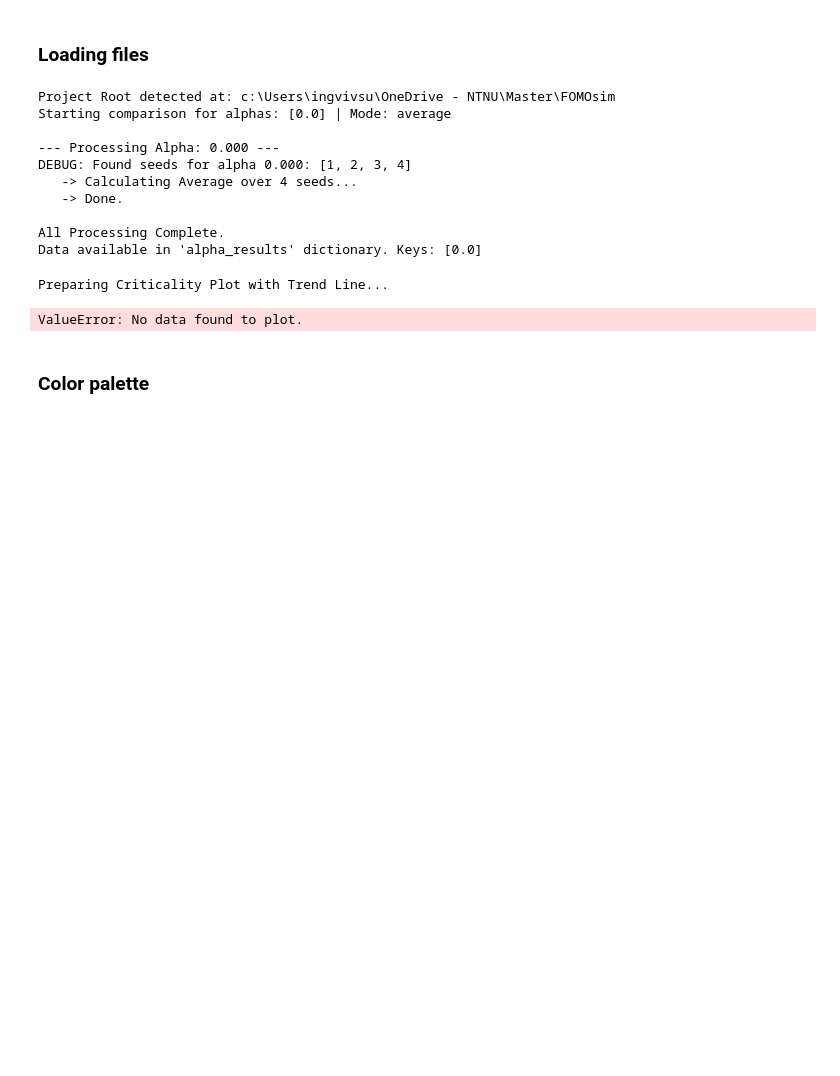
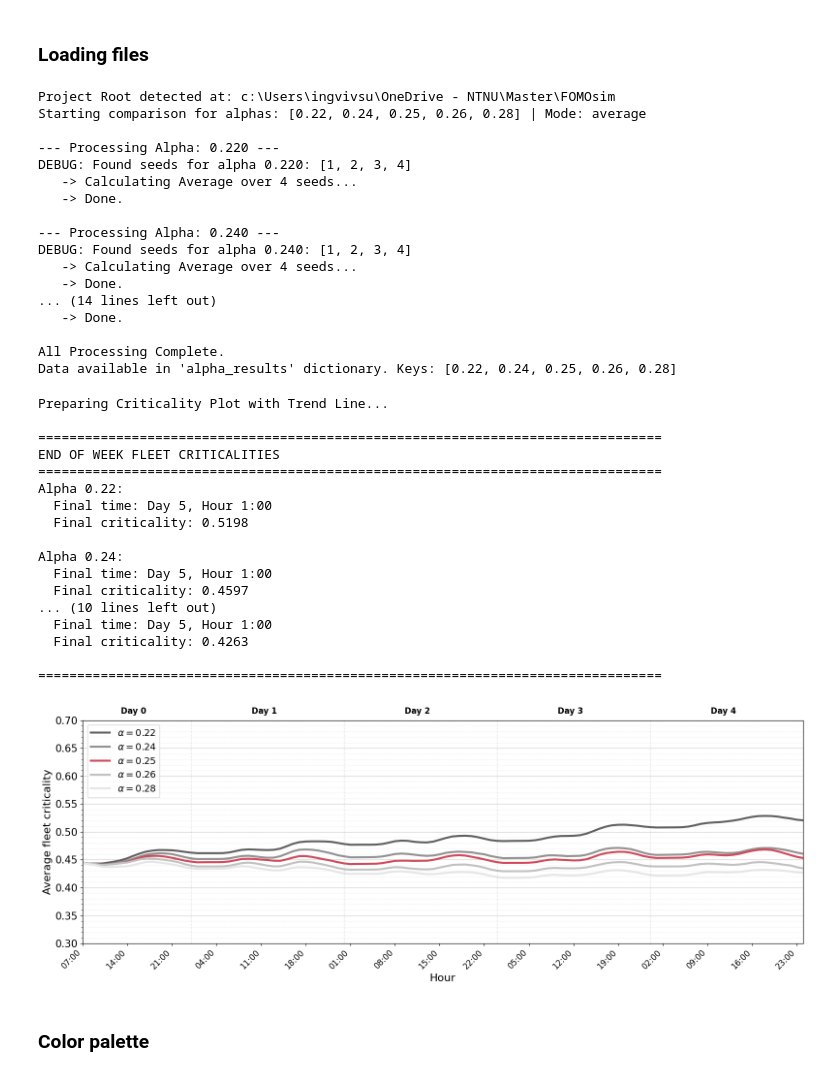
Before and after one commit to EECS-NTNU/FOMOsim, a Jupyter notebook: policies/sjovik_sund/Scripts/Maintenance_reward_analysis/alphas_and_seeds.ipynb, the cells around one changed output. Saved outputs shown, nothing was run; the diff lists cells and outputs as text; code cells hidden in the pictures; blank space fills up the shorter version.

```diff
--- a/policies/sjovik_sund/Scripts/Maintenance_reward_analysis/alphas_and_seeds.ipynb
+++ b/policies/sjovik_sund/Scripts/Maintenance_reward_analysis/alphas_and_seeds.ipynb
@@ -66,7 +66,7 @@ print(f"Project Root detected at: {project_root}")
 
 # 2. Define Experiment Settings
 policy_name = "sjovik_sund"
-experiment_folder = "Benchmark_nightly" # Rough_result_000125  Benchmark_nightly FINAL
+experiment_folder = "FINAL" # Rough_result_000125  Benchmark_nightly FINAL
 
 # 3. Construct Paths Relative to Root
 results_dir_root = project_root / "policies" / policy_name / "simulation_results" / experiment_folder
@@ -84,9 +84,9 @@ if not instance_path.exists():
 # ---------------------------
 
 # LIST of Alphas to compare
-#alpha_values = [0.22,0.24,0.25,0.26,0.28]  # Legg til dine alpha-verdier her, f.eks [0.24, 0.26]
-alpha_values = [0.0]  # Legg til dine alpha-verdier her, f.eks [0.24, 0.26]
-#alpha_values = [0.1,0.2,0.3,0.4,0.5,0.6,0.7,0.8,0.9] Broad
+alpha_values = [0.22,0.24,0.25,0.26,0.28]  # Legg til dine alpha-verdier her, f.eks [0.24, 0.26]
+#alpha_values = [0.0]  # Legg til dine alpha-verdier her, f.eks [0.24, 0.26]
+#alpha_values = [0.1,0.2,0.3,0.4,0.5,0.6,0.7,0.8,0.9]
 
 # SELECT MODE: "average" or specific seed integer (e.g., 1)
 selection_mode = "average"
@@ -269,15 +269,22 @@ except Exception as e:
     print(f"\nCould not load station map data: {e}")
 # %% [output]
 Project Root detected at: c:\Users\ingvivsu\OneDrive - NTNU\Master\FOMOsim
-Starting comparison for alphas: [0.0] | Mode: average
+Starting comparison for alphas: [0.22, 0.24, 0.25, 0.26, 0.28] | Mode: average
 
---- Processing Alpha: 0.000 ---
-DEBUG: Found seeds for alpha 0.000: [1, 2, 3, 4]
+--- Processing Alpha: 0.220 ---
+DEBUG: Found seeds for alpha 0.220: [1, 2, 3, 4]
    -> Calculating Average over 4 seeds...
    -> Done.
 
+--- Processing Alpha: 0.240 ---
+DEBUG: Found seeds for alpha 0.240: [1, 2, 3, 4]
+   -> Calculating Average over 4 seeds...
+   -> Done.
+... (14 lines left out)
+   -> Done.
+
 All Processing Complete.
-Data available in 'alpha_results' dictionary. Keys: [0.0]
+Data available in 'alpha_results' dictionary. Keys: [0.22, 0.24, 0.25, 0.26, 0.28]
 # %%
 # values used in the plots and analysis
 plt.rcParams.update({
@@ -369,6 +376,28 @@ for i, (alpha_val, data_dict) in enumerate(alpha_results.items()):
 
     label_text = rf"$\alpha = {alpha_val}$"
     plot_datasets.append((label_text, processed_df, hex_color))
+
+# ---------------------------
+# PRINT END OF WEEK CRITICALITIES
+# ---------------------------
+print("\n" + "="*80)
+print("END OF WEEK FLEET CRITICALITIES")
+print("="*80)
+for i, (alpha_val, data_dict) in enumerate(alpha_results.items()):
+    raw_df = apply_time_cap(data_dict["hourly"])
+    processed_df = process_crit_data(raw_df, window=window_size)
+
+    # Get the last (most recent) criticality value
+    final_crit = processed_df["Avg Bike Criticality"].iloc[-1]
+    final_ma = processed_df["MA"].iloc[-1]
+    final_day = processed_df["Day"].iloc[-1]
+    final_hour = processed_df["Hour"].iloc[-1]
+
+    print(f"Alpha {alpha_val:.2f}:")
+    print(f"  Final time: Day {int(final_day)}, Hour {int(final_hour)}:00")
+    print(f"  Final criticality: {final_crit:.4f}")
+    print()
+print("="*80 + "\n")
 
 # ---------------------------
 # 3. IDENTIFY X-AXIS & BOUNDARIES
@@ -438,7 +467,7 @@ for pos in boundary_positions:
 ax.set_xlim(x_ref[0], x_ref[-1])
 
 # 2. Y-Axis Limits
-ax.set_ylim(0.40, 0.55)
+ax.set_ylim(0.30, 0.7)
 
 # 3. Granular Ticks
 ax.yaxis.set_major_locator(ticker.MultipleLocator(0.05))
@@ -469,35 +498,52 @@ ax.set_xticklabels(ref_df["hour_label"].iloc[::step],
                    rotation=45, ha="right", fontsize=12)
 
 # ---------------------------
 # 5. SECONDARY AXIS (Top) - Show day labels
 # ---------------------------
 ax2 = ax.twiny()
 ax2.set_xlim(ax.get_xlim())
 
 ax2.set_xticks(day_centers)
 ax2.set_xticklabels(day_labels, fontsize=12, fontweight="bold")
 ax2.xaxis.set_ticks_position("top")
 ax2.xaxis.set_label_position("top")
 #ax2.set_xlabel("Day", fontsize=14)
 ax2.tick_params(axis='x', which='both', bottom=False, top=False)
 
 # Legend positioning
 ax.legend(loc='upper left', fontsize=14)
 
 # 6. SAVE
 plt.tight_layout()
 
+''''
 filename = f"average_fleet_criticality_{alpha_val}_trendline_{CAP_AT_DAY_4}.svg"
 plt.savefig(
     filename,
     bbox_inches='tight',
     pad_inches=0.02
-)
+)'''
 
 plt.show()
 # %% [output]
 Preparing Criticality Plot with Trend Line...
+
+================================================================================
+END OF WEEK FLEET CRITICALITIES
+================================================================================
+Alpha 0.22:
+  Final time: Day 5, Hour 1:00
+  Final criticality: 0.5198
+
+Alpha 0.24:
+  Final time: Day 5, Hour 1:00
+  Final criticality: 0.4597
+... (10 lines left out)
+  Final time: Day 5, Hour 1:00
+  Final criticality: 0.4263
+
+================================================================================
-ValueError: No data found to plot.
+[figure, added]
 # %% [markdown]
 ### Color palette
 # %%
```
Also changed, not shown: parts of 2 cells of this notebook.
